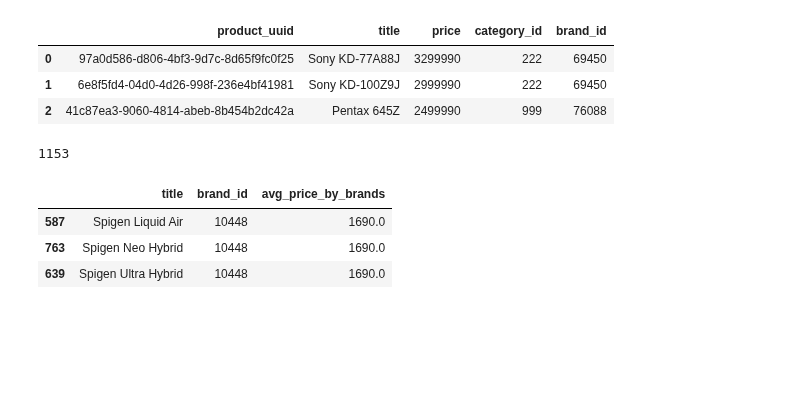
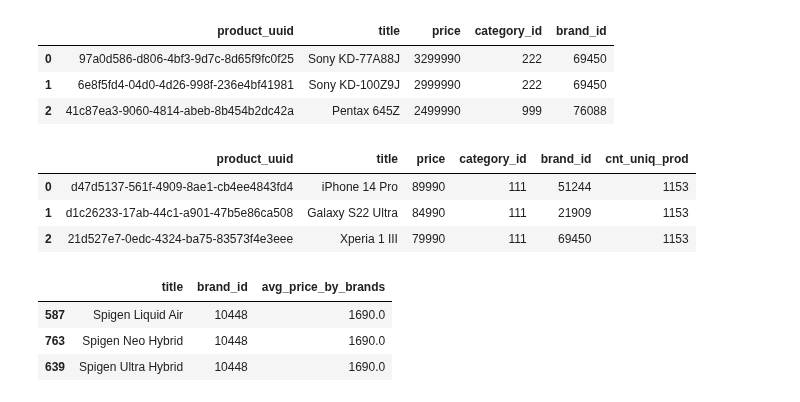
Before and after one commit to Putinka1993/notes, a Jupyter notebook: jupyter notebook/Konstantin.ipynb, the cells around one changed output. Cells and saved outputs as stored; diff of their text form; code cells hidden in the pictures; blank space fills up the shorter version.

```diff
--- a/jupyter notebook/Konstantin.ipynb
+++ b/jupyter notebook/Konstantin.ipynb
@@ -821,9 +821,14 @@ products.sort_values(['price', 'title'], ascending=[False, False]).reset_index(d
 # В таблице products создайте новый столбец,
 # показывающий в каждой строке общее количество уникальных товаров, продающихся в сети магазинов.
 # %%
-len(products.groupby('title').count())
+products['cnt_uniq_prod'] = len(products.groupby('title').count())
-# %% [output]
-1153
+# %%
+products.head(3)
+# %% [output]
+|  | product_uuid | title | price | category_id | brand_id | cnt_uniq_prod |
+| 0 | d47d5137-561f-4909-8ae1-cb4ee4843fd4 | iPhone 14 Pro | 89990 | 111 | 51244 | 1153 |
+| 1 | d1c26233-17ab-44c1-a901-47b5e86ca508 | Galaxy S22 Ultra | 84990 | 111 | 21909 | 1153 |
+| 2 | 21d527e7-0edc-4324-ba75-83573f4e3eee | Xperia 1 III | 79990 | 111 | 69450 | 1153 |
 # %%
 # 7.2
 # В таблице products напротив каждого бренда проставьте среднюю цену составляющих его товаров, гранулярность таблицы products не должна измениться.
```
Also changed, not shown: parts of 2 cells of this notebook.
